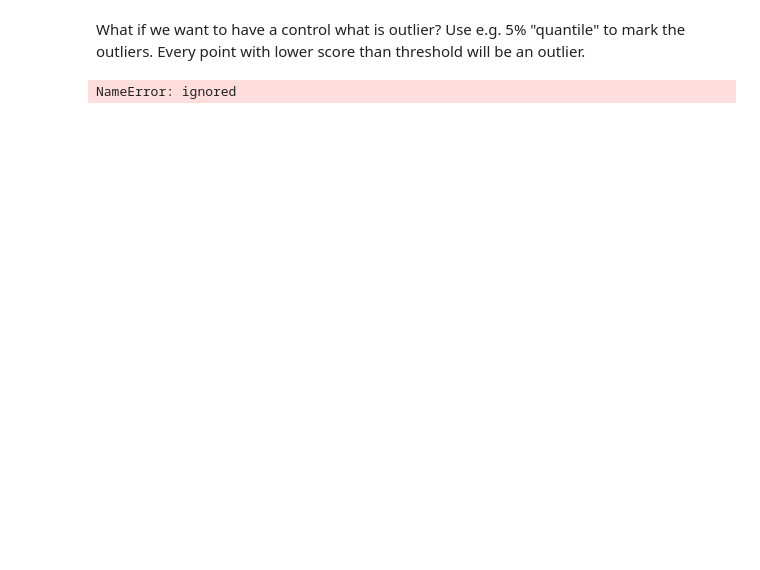
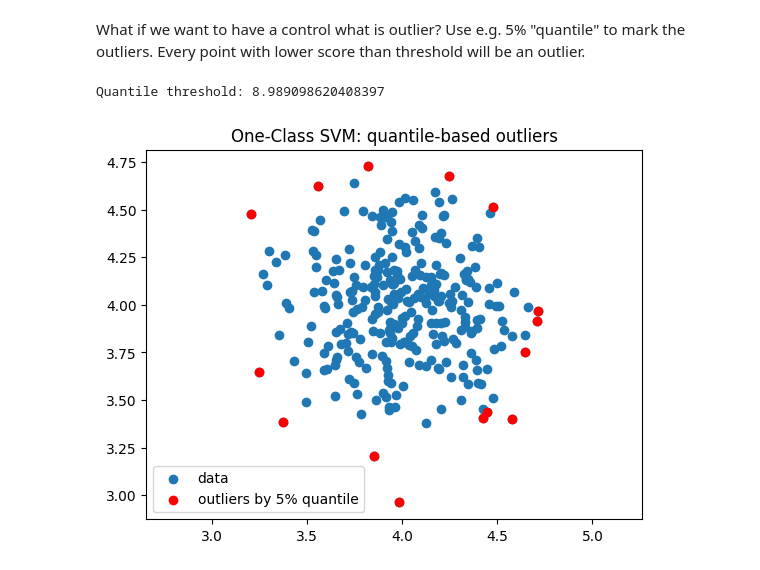
Before and after one commit to janosv246/MPA-MLF, a Jupyter notebook: Lab_03/MPA_MLF_SVM.ipynb, the cells around one changed output. Saved outputs shown, nothing was run; the diff lists cells and outputs as text; code cells hidden in the pictures; blank space fills up the shorter version.

```diff
--- a/Lab_03/MPA_MLF_SVM.ipynb
+++ b/Lab_03/MPA_MLF_SVM.ipynb
@@ -159,16 +189,25 @@ Plot the support vectors:
 # %% [markdown]
 What if we want to have a control what is outlier? Use e.g. 5% "quantile" to mark the outliers. Every point with lower score than threshold will be an outlier.
 # %%
+from numpy import quantile, where
+
 scores = SVMmodelOne.score_samples(x)
 
-thresh = quantile(scores, 0.01)
-print(thresh)
-index = where(scores<=thresh)
-values = x[index]
+q = 0.05
+thresh = quantile(scores, q)
 
-plt.scatter(x[:,0], x[:,1])
-plt.scatter(values[:,0], values[:,1], color='red')
+index = where(scores <= thresh)
+values_q = x[index]
+
+print("Quantile threshold:", thresh)
+
+plt.figure()
+plt.scatter(x[:,0], x[:,1], label="data")
+plt.scatter(values_q[:,0], values_q[:,1], color='red', label=f"outliers by {int(q*100)}% quantile")
 plt.axis('equal')
+plt.title("One-Class SVM: quantile-based outliers")
+plt.legend()
 plt.show()
 # %% [output]
-NameError: ignored
+Quantile threshold: 8.989098620408397
+[figure, added]
```
Also changed, not shown: parts of 3 cells of this notebook.
